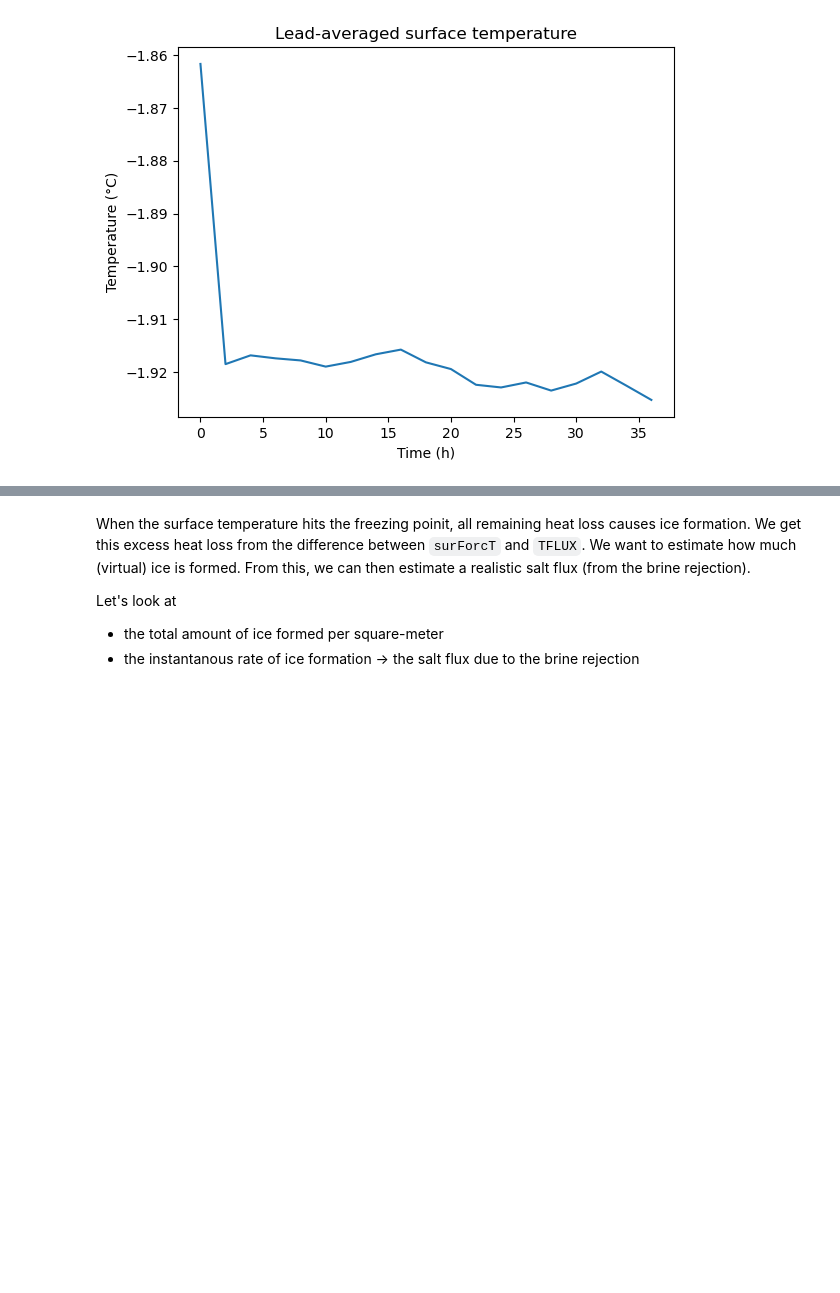
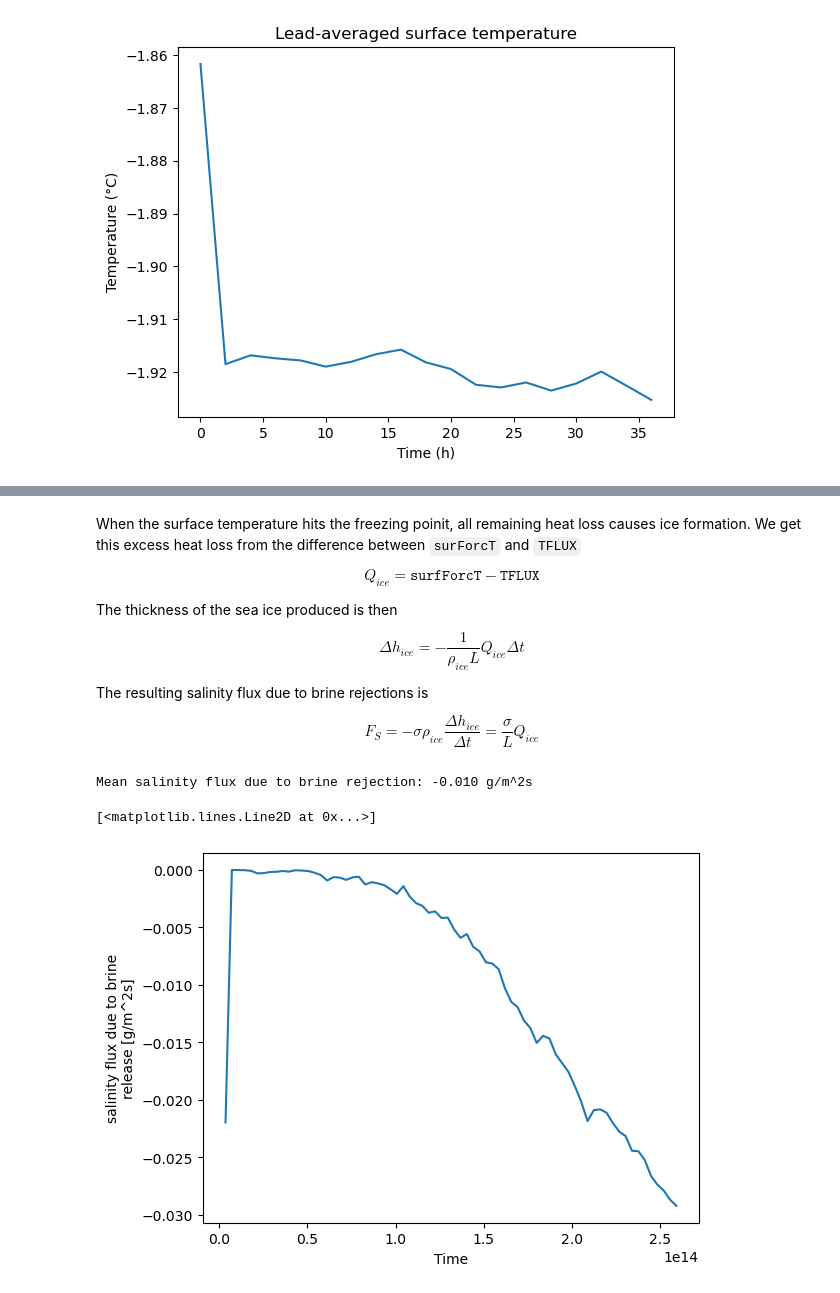
Before and after one commit to marlene-schramm/MSc_data_analysis, a Jupyter notebook: model_output/diag_surf_heat_flux.ipynb, the cells around one changed output, grey strips where cells are left out. Saved outputs shown, nothing was run; the diff lists cells and outputs as text; code cells hidden in the pictures; blank space fills up the shorter version.

Commit message:
calculate virtual sea ice thickness and brine release

```diff
--- a/model_output/diag_surf_heat_flux.ipynb
+++ b/model_output/diag_surf_heat_flux.ipynb
@@ -117,6 +163,43 @@ Text(0.5, 1.0, 'Lead-averaged surface temperature')
 # %% [markdown]
-When the surface temperature hits the freezing poinit, all remaining heat loss causes ice formation. We get this excess heat loss from the difference between `surForcT` and `TFLUX`. We want to estimate how much (virtual) ice is formed. From this, we can then estimate a realistic salt flux (from the brine rejection).
+When the surface temperature hits the freezing poinit, all remaining heat loss causes ice formation. We get this excess heat loss from the difference between `surForcT` and `TFLUX`
 
-Let's look at
-- the total amount of ice formed per square-meter
-- the instantanous rate of ice formation -> the salt flux due to the brine rejection
+$$ Q_{ice} = \texttt{surfForcT} - \texttt{TFLUX}$$
+
+The thickness of the sea ice produced is then
+
+$$ \Delta h_{ice} = - \frac{1}{\rho_{ice} L}{Q_{ice} \Delta t } $$
+
+The resulting salinity flux due to brine rejections is
+
+$$F_S = -\sigma  \rho_{ice}  \frac{\Delta h_{ice}}{\Delta t} = \frac{\sigma}{L} Q_{ice} $$
+# %%
+# ice flux available for ice formation
+surfDiag["Q_ice"] = surfDiag["surForcT"] - surfDiag["TFLUX"]
+surfDiag.Q_ice.attrs["standard_name"] = "Q_ice"
+surfDiag.Q_ice.attrs["long_name"] = "heat flux driving ice formation/melt"
+
+# ice formed/melted in each timestep (assuming equal timesteps)
+L = 2.5e5
+rho_ice = 900
+delta_t = np.float64(surfDiag.time.values[1]-surfDiag.time.values[0])/(1e9) # timestep in s
+surfDiag["delta_h_ice"] = - surfDiag.Q_ice*delta_t / (rho_ice*L)
+surfDiag.delta_h_ice.attrs["units"] = "m"
+surfDiag.delta_h_ice.attrs["standard_name"] = "delta_h_ice"
+surfDiag.delta_h_ice.attrs["long_name"] = "Sea ice formed/melted in the timestep"
+
+# salinity flux due to brine rejection
+sigma = 30
+surfDiag["F_s"] = surfDiag["Q_ice"] * sigma / L
+surfDiag.F_s.attrs["units"] = "g/m^2s"
+surfDiag.F_s.attrs["standard_name"] = "F_s"
+surfDiag.F_s.attrs["long_name"] = "salinity flux due to brine release"
+
+F_s_mean = surfDiag.F_s.isel(YC = slice(0, 50), time = slice(0,48)).values.mean()
+print(f"Mean salinity flux due to brine rejection: {F_s_mean:.3f} g/m^2s")
+# %% [output]
+Mean salinity flux due to brine rejection: -0.010 g/m^2s
+# %%
+surfDiag.F_s.isel(YC = slice(0, 50)).mean(dim = ["XC","YC"]).plot()
+# %% [output]
+[<matplotlib.lines.Line2D at 0x...>]
+[figure, added]
```
Also changed, not shown: parts of 14 cells of this notebook.
